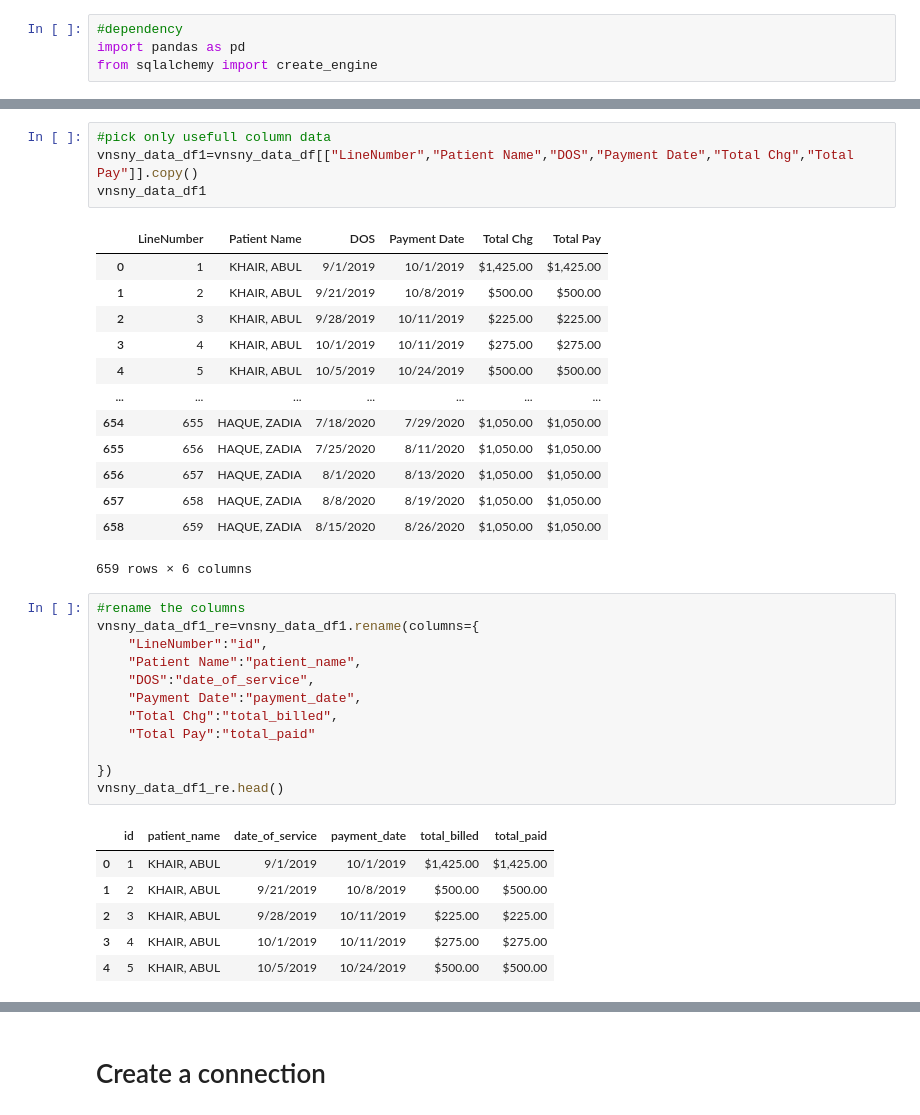
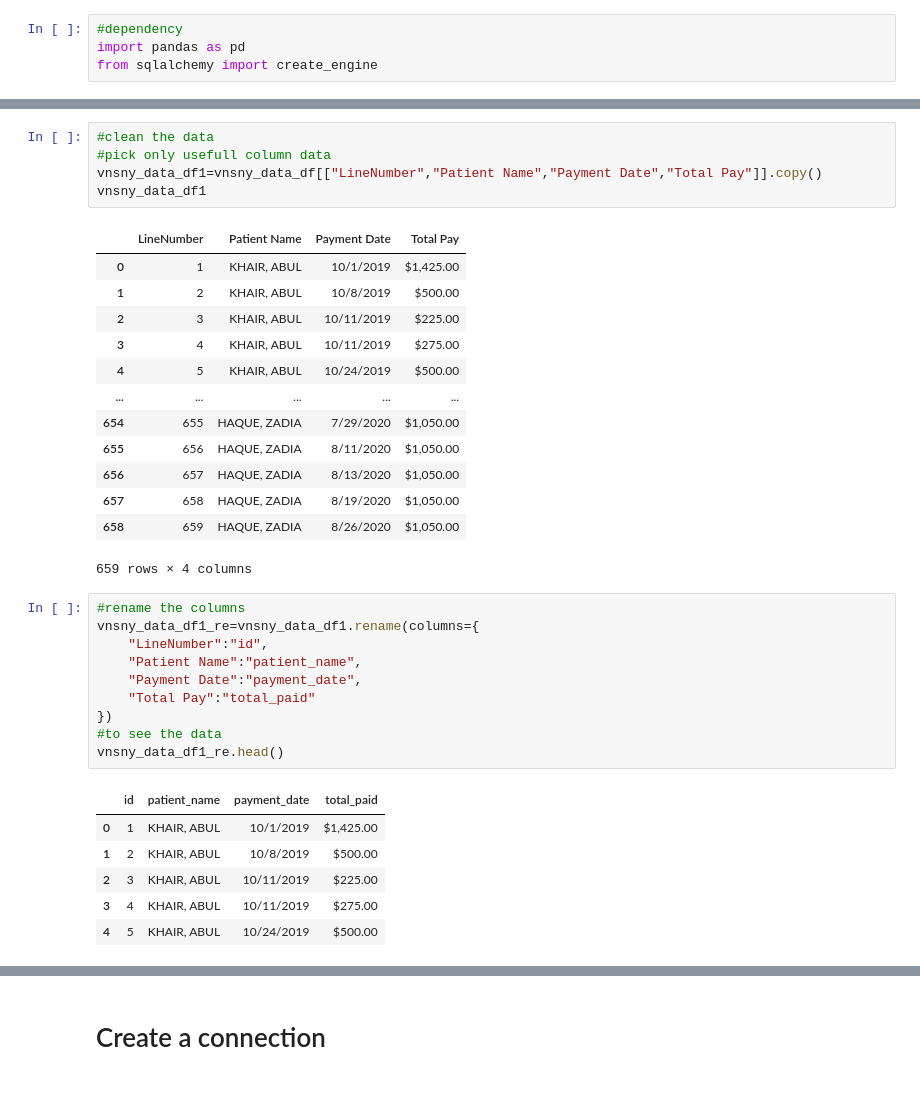
Before and after one commit to AakashRahman/etl-project, a Jupyter notebook: payment_info.ipynb, the cells around one changed output, grey strips where cells are left out. Drawn from its saved outputs; the diff is of its cells as text.

```diff
--- a/payment_info.ipynb
+++ b/payment_info.ipynb
@@ -71,42 +73,41 @@ vnsny_data_df.head()
 | 3 | 4 | KHAIR, ABUL | SRC.SRCABULK00 | V80203247 | 1.928200e+11 | 10/1/2019 | SARAH CARE USA | VISITING NURSES SERVICE | ... |
 | 4 | 5 | KHAIR, ABUL | SRC.SRCABULK00 | V80203247 | 1.929110e+11 | 10/5/2019 | SARAH CARE USA | VISITING NURSES SERVICE | ... |
 # %%
+#clean the data
 #pick only usefull column data
-vnsny_data_df1=vnsny_data_df[["LineNumber","Patient Name","DOS","Payment Date","Total Chg","Total Pay"]].copy()
+vnsny_data_df1=vnsny_data_df[["LineNumber","Patient Name","Payment Date","Total Pay"]].copy()
 vnsny_data_df1
 # %% [output]
-|  | LineNumber | Patient Name | DOS | Payment Date | Total Chg | Total Pay |
-| 0 | 1 | KHAIR, ABUL | 9/1/2019 | 10/1/2019 | $1,425.00 | $1,425.00 |
-| 1 | 2 | KHAIR, ABUL | 9/21/2019 | 10/8/2019 | $500.00 | $500.00 |
-| 2 | 3 | KHAIR, ABUL | 9/28/2019 | 10/11/2019 | $225.00 | $225.00 |
-| 3 | 4 | KHAIR, ABUL | 10/1/2019 | 10/11/2019 | $275.00 | $275.00 |
-| 4 | 5 | KHAIR, ABUL | 10/5/2019 | 10/24/2019 | $500.00 | $500.00 |
-| ... | ... | ... | ... | ... | ... | ... |
-| 654 | 655 | HAQUE, ZADIA | 7/18/2020 | 7/29/2020 | $1,050.00 | $1,050.00 |
-| 655 | 656 | HAQUE, ZADIA | 7/25/2020 | 8/11/2020 | $1,050.00 | $1,050.00 |
-| 656 | 657 | HAQUE, ZADIA | 8/1/2020 | 8/13/2020 | $1,050.00 | $1,050.00 |
-| 657 | 658 | HAQUE, ZADIA | 8/8/2020 | 8/19/2020 | $1,050.00 | $1,050.00 |
-| 658 | 659 | HAQUE, ZADIA | 8/15/2020 | 8/26/2020 | $1,050.00 | $1,050.00 |
+|  | LineNumber | Patient Name | Payment Date | Total Pay |
+| 0 | 1 | KHAIR, ABUL | 10/1/2019 | $1,425.00 |
+| 1 | 2 | KHAIR, ABUL | 10/8/2019 | $500.00 |
+| 2 | 3 | KHAIR, ABUL | 10/11/2019 | $225.00 |
+| 3 | 4 | KHAIR, ABUL | 10/11/2019 | $275.00 |
+| 4 | 5 | KHAIR, ABUL | 10/24/2019 | $500.00 |
+| ... | ... | ... | ... | ... |
+| 654 | 655 | HAQUE, ZADIA | 7/29/2020 | $1,050.00 |
+| 655 | 656 | HAQUE, ZADIA | 8/11/2020 | $1,050.00 |
+| 656 | 657 | HAQUE, ZADIA | 8/13/2020 | $1,050.00 |
+| 657 | 658 | HAQUE, ZADIA | 8/19/2020 | $1,050.00 |
+| 658 | 659 | HAQUE, ZADIA | 8/26/2020 | $1,050.00 |
-659 rows × 6 columns
+659 rows × 4 columns
 # %%
 #rename the columns
 vnsny_data_df1_re=vnsny_data_df1.rename(columns={
     "LineNumber":"id",
     "Patient Name":"patient_name",
-    "DOS":"date_of_service",
     "Payment Date":"payment_date",
-    "Total Chg":"total_billed",
     "Total Pay":"total_paid"
-
 })
+#to see the data
 vnsny_data_df1_re.head()
 # %% [output]
-|  | id | patient_name | date_of_service | payment_date | total_billed | total_paid |
-| 0 | 1 | KHAIR, ABUL | 9/1/2019 | 10/1/2019 | $1,425.00 | $1,425.00 |
-| 1 | 2 | KHAIR, ABUL | 9/21/2019 | 10/8/2019 | $500.00 | $500.00 |
-| 2 | 3 | KHAIR, ABUL | 9/28/2019 | 10/11/2019 | $225.00 | $225.00 |
-| 3 | 4 | KHAIR, ABUL | 10/1/2019 | 10/11/2019 | $275.00 | $275.00 |
-| 4 | 5 | KHAIR, ABUL | 10/5/2019 | 10/24/2019 | $500.00 | $500.00 |
+|  | id | patient_name | payment_date | total_paid |
+| 0 | 1 | KHAIR, ABUL | 10/1/2019 | $1,425.00 |
+| 1 | 2 | KHAIR, ABUL | 10/8/2019 | $500.00 |
+| 2 | 3 | KHAIR, ABUL | 10/11/2019 | $225.00 |
+| 3 | 4 | KHAIR, ABUL | 10/11/2019 | $275.00 |
+| 4 | 5 | KHAIR, ABUL | 10/24/2019 | $500.00 |
 # %%
 #set the primary key as patient_id
 vnsny_data_df1_re.set_index("id", inplace = True)
```
Also changed, not shown: parts of 12 cells of this notebook, 17 other files.
